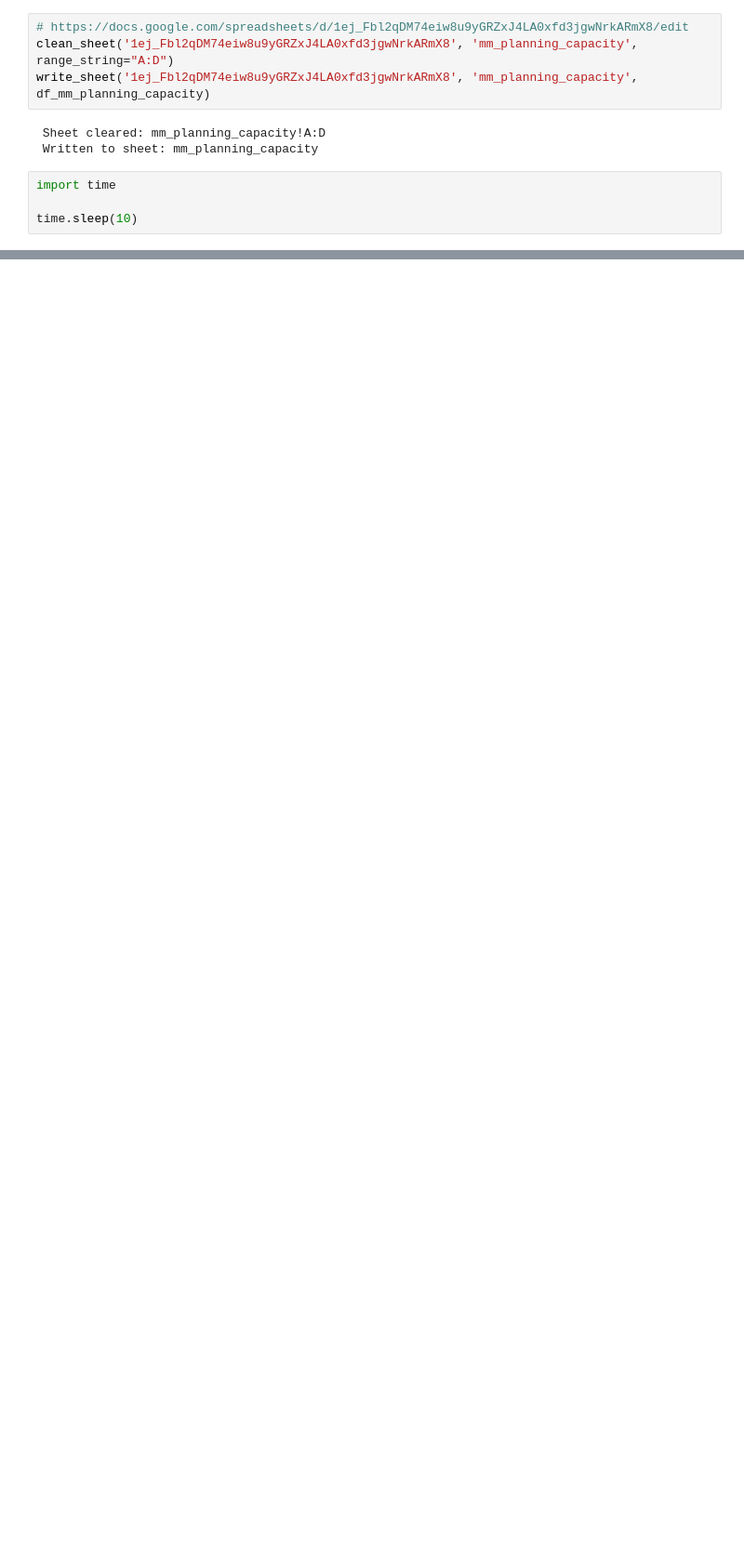
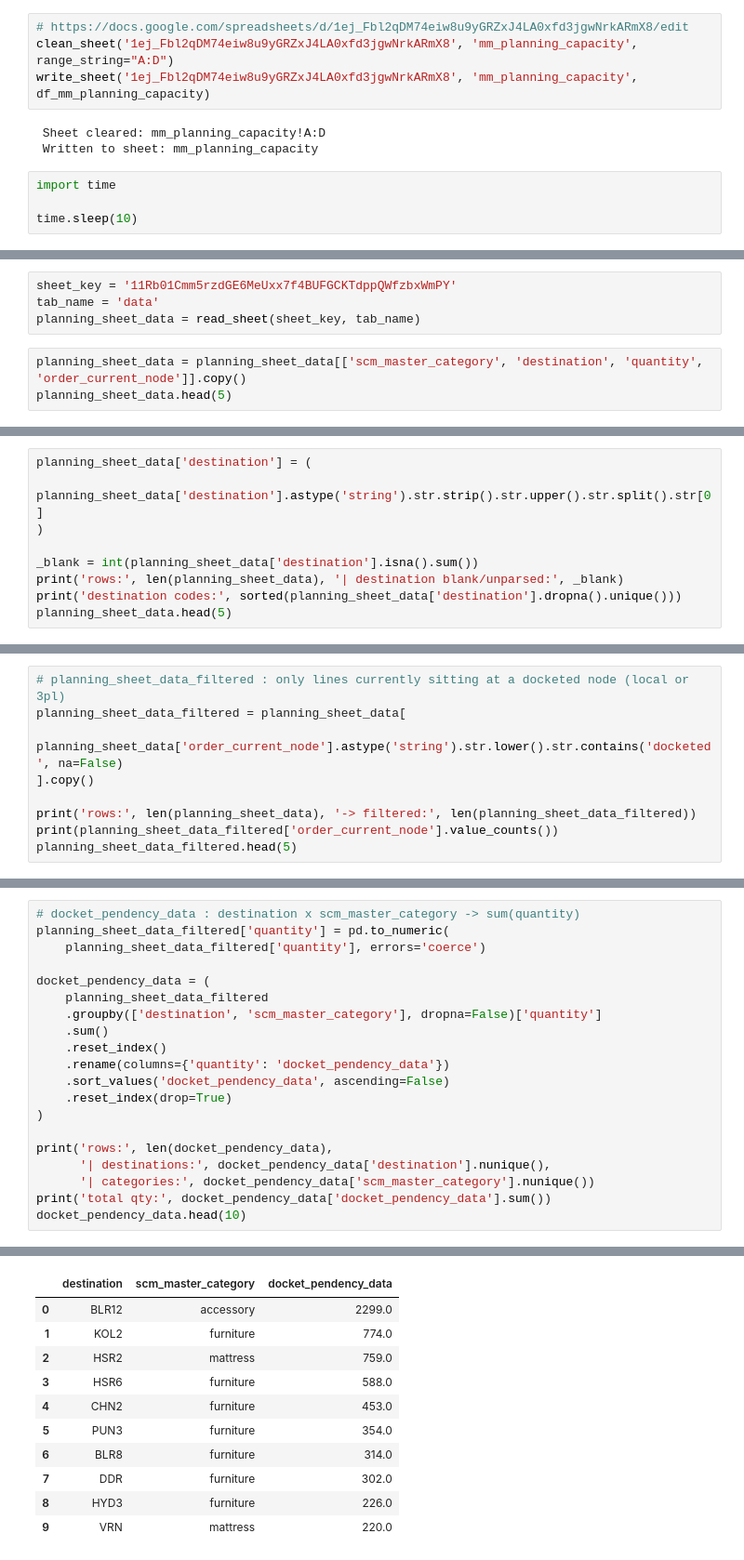
Before and after one commit to ShuvenduPritamWakefit/sto-alert-automation, a Jupyter notebook: daily_sto_alert_fetch.ipynb, the cells around one changed output, grey strips where cells are left out. Shown at 93% size. Drawn from its saved outputs; the diff is of its cells as text; blank space fills up the shorter version.

```diff
--- a/daily_sto_alert_fetch.ipynb
+++ b/daily_sto_alert_fetch.ipynb
@@ -981,0 +1232,7 @@ warehouses with no sofa sales (ratio set to 1): 7
+# %%
+sheet_key = '11Rb01Cmm5rzdGE6MeUxx7f4BUFGCKTdppQWfzbxWmPY'
+tab_name = 'data'
+planning_sheet_data = read_sheet(sheet_key, tab_name)
+# %%
+planning_sheet_data = planning_sheet_data[['scm_master_category', 'destination', 'quantity', 'order_current_node']].copy()
+planning_sheet_data.head(5)
@@ -981,0 +1246,9 @@ warehouses with no sofa sales (ratio set to 1): 7
+# %%
+planning_sheet_data['destination'] = (
+    planning_sheet_data['destination'].astype('string').str.strip().str.upper().str.split().str[0]
+)
+
+_blank = int(planning_sheet_data['destination'].isna().sum())
+print('rows:', len(planning_sheet_data), '| destination blank/unparsed:', _blank)
+print('destination codes:', sorted(planning_sheet_data['destination'].dropna().unique()))
+planning_sheet_data.head(5)
@@ -981,0 +1264,9 @@ warehouses with no sofa sales (ratio set to 1): 7
+# %%
+# planning_sheet_data_filtered : only lines currently sitting at a docketed node (local or 3pl)
+planning_sheet_data_filtered = planning_sheet_data[
+    planning_sheet_data['order_current_node'].astype('string').str.lower().str.contains('docketed', na=False)
+].copy()
+
+print('rows:', len(planning_sheet_data), '-> filtered:', len(planning_sheet_data_filtered))
+print(planning_sheet_data_filtered['order_current_node'].value_counts())
+planning_sheet_data_filtered.head(5)
@@ -981,0 +1285,21 @@ warehouses with no sofa sales (ratio set to 1): 7
+# %%
+# docket_pendency_data : destination x scm_master_category -> sum(quantity)
+planning_sheet_data_filtered['quantity'] = pd.to_numeric(
+    planning_sheet_data_filtered['quantity'], errors='coerce')
+
+docket_pendency_data = (
+    planning_sheet_data_filtered
+    .groupby(['destination', 'scm_master_category'], dropna=False)['quantity']
+    .sum()
+    .reset_index()
+    .rename(columns={'quantity': 'docket_pendency_data'})
+    .sort_values('docket_pendency_data', ascending=False)
+    .reset_index(drop=True)
+)
+
+print('rows:', len(docket_pendency_data),
+      '| destinations:', docket_pendency_data['destination'].nunique(),
+      '| categories:', docket_pendency_data['scm_master_category'].nunique())
+print('total qty:', docket_pendency_data['docket_pendency_data'].sum())
+docket_pendency_data.head(10)
+# %% [output]
@@ -981,0 +1308,11 @@ warehouses with no sofa sales (ratio set to 1): 7
+|  | destination | scm_master_category | docket_pendency_data |
+| 0 | BLR12 | accessory | 2299.0 |
+| 1 | KOL2 | furniture | 774.0 |
+| 2 | HSR2 | mattress | 759.0 |
+| 3 | HSR6 | furniture | 588.0 |
+| 4 | CHN2 | furniture | 453.0 |
+| 5 | PUN3 | furniture | 354.0 |
+| 6 | BLR8 | furniture | 314.0 |
+| 7 | DDR | furniture | 302.0 |
+| 8 | HYD3 | furniture | 226.0 |
+| 9 | VRN | mattress | 220.0 |
```
Also changed, not shown: parts of 36 cells of this notebook.
